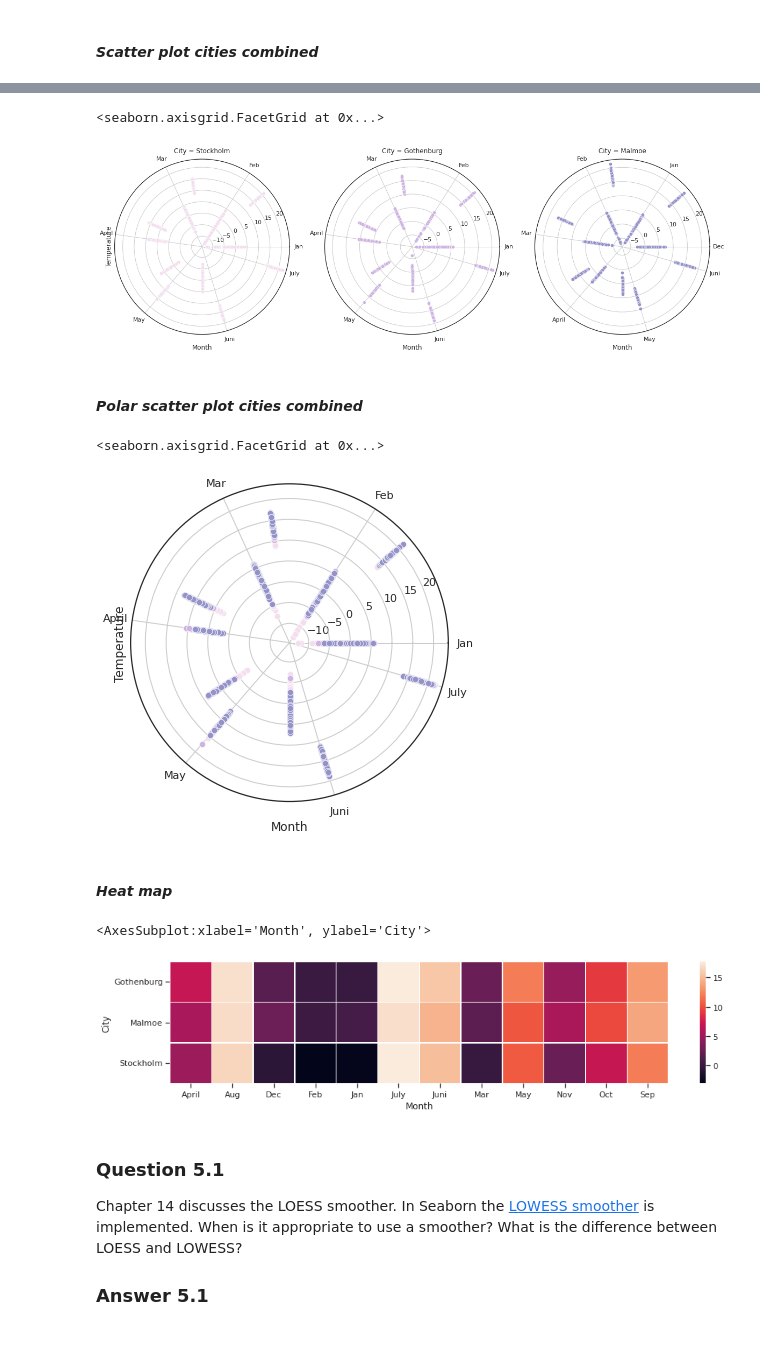
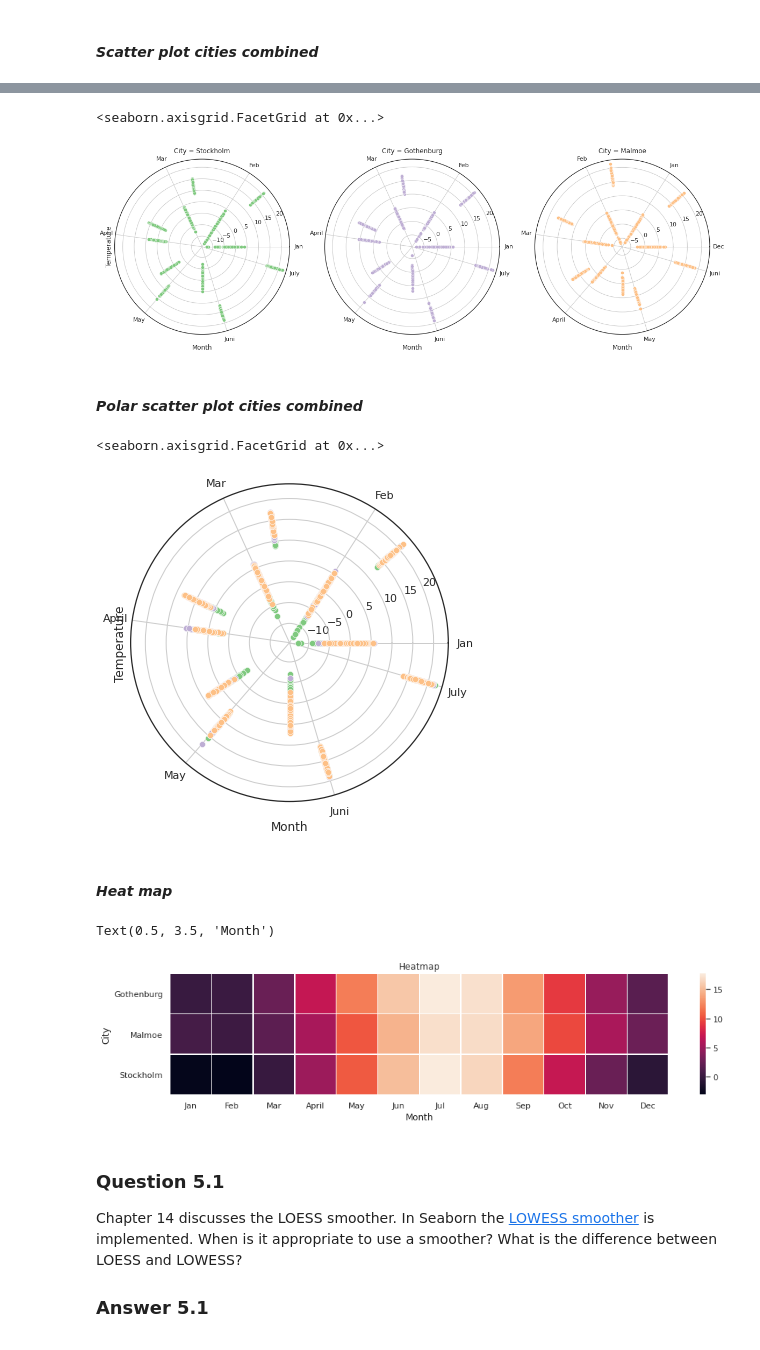
Before and after one commit to elvinafahlgren/Visualization, a Jupyter notebook: worksheet-2.ipynb, the cells around one changed output, grey strips where cells are left out. Cells and saved outputs as stored; diff of their text form; code cells hidden in the pictures.

```diff
--- a/worksheet-2.ipynb
+++ b/worksheet-2.ipynb
@@ -58,4 +57,10 @@ interactive(children=(IntSlider(value=9, description='n_colors', max=16, min=2),
 # %%
 colorscale_12_colors = sns.cubehelix_palette(start = 2, rot =.55, gamma = 1, hue = .8, light = .9, dark = .15, n_colors = 12)
 colorscale_3_colors = sns.cubehelix_palette(start = 2, rot =.55, gamma = 1, hue = .8, light = .9, dark = .15, n_colors = 3)
-colorscale = sns.cubehelix_palette(start = 2, rot =.55, gamma = 1, hue = .8, light = .9, dark = .15)
+colorscale = sns.cubehelix_palette(start = 3, rot =-0.5, gamma = 2, hue = .8, light = .9, dark = .20)
+
+cubehelix_palette = sns.cubehelix_palette(start = 3, rot =-0.5, gamma = 2, hue = .8, light = .9, dark = .20)
+
+# qualitative color palette
+qualitative_palette = sns.color_palette("Accent")
+qualitative_palette_3_colors = sns.color_palette("Accent",3)
@@ -100,8 +116,10 @@ stockholm = pd.read_csv("smhi-stockholm.csv")
 combined = pd.concat([stockholm, gothenburg, malmoe], keys = ['Stockholm', 'Gothenburg', 'Malmoe'], names = ['City', 'Row ID'])
 combined = combined.reset_index(level=['City', 'Row ID'])
 
-# replace month index to month string
-combined_month = combined
-combined_month["Month"] = combined_month["Month"].replace({1 : "Jan", 2 : "Feb", 3: "Mar", 4 : "April", 5 :"May", 6 : "Juni", 7 : "July", 8 : "Aug", 9 : "Sep", 10 : "Oct", 11 : "Nov", 12 : "Dec"})
+combined = combined.rename({'Month': 'Month_index'}, axis=1)  # new method
+# new column with month string
+combined["Month"] = combined["Month_index"].replace({1 : "Jan", 2 : "Feb", 3: "Mar", 4 : "April", 5 :"May", 6 : "Juni", 7 : "July", 8 : "Aug", 9 : "Sep", 10 : "Oct", 11 : "Nov", 12 : "Dec"})
 
 combined.to_csv('smhi-combined.csv')
+
+print(combined)
@@ -126,9 +162,9 @@ Using the temperature `DataFrame` from Task 2, create two figures displaying the
 Try to make your plots as identical as possible to [Figure 6.7 and 6.8 of the book](https://clauswilke.com/dataviz/visualizing-amounts.html) (but of course with different data and labels). To do this, it is helpful to first read the [Seaborn Plot aesthetics tutorial](https://seaborn.pydata.org/tutorial.html).
 # %%
 # data frame of avegare temperature
-avg = pd.DataFrame(combined_month.groupby(["City", "Month"])["Temperature"].mean())
+avg = pd.DataFrame(combined.groupby(["City", "Month_index", "Month"])["Temperature"].mean())
 # make 'City' and 'Month to columns
-avg = avg.reset_index(level=['City', 'Month'])
+avg = avg.reset_index(level=["City", "Month_index", "Month"])
 
 # replace month index to month string
 # avg["Month"] = avg["Month"].replace({1 : "Jan", 2 : "Feb", 3: "Mar", 4 : "April", 5 :"May", 6 : "Juni", 7 : "July", 8 : "Aug", 9 : "Sep", 10 : "Oct", 11 : "Nov", 12 : "Dec"})
@@ -196,9 +232,10 @@ _Provide you answer here_
 # %%
-sns.set_theme(style="ticks", palette=colorscale, rc={'figure.figsize':(11,8)})
+#sns.set_theme(style="ticks", palette=cubehelix_palette, rc={'figure.figsize':(11,8)})
+sns.set_theme(style="ticks", rc={'figure.figsize':(11,8)})
 
 # Draw a nested boxplot to show bills by day and time
 box_plot = sns.boxplot(x="Month", y="Temperature",
             hue="City",
-            data=combined)
+            data=combined, palette=cubehelix_palette)
 sns.despine(offset=10, trim=True)
 # %% [output]
@@ -387,7 +424,7 @@ stlm_scatter_plot = sns.scatterplot(data = combined, hue = "City", ax=ax, x="Mon
 # Set up a grid of axes with a polar projection
 g = sns.FacetGrid(combined, col="City", hue="City",
                   subplot_kws=dict(projection='polar'), height=5.5,
-                  sharex=False, sharey=False, despine=False)
+                  sharex=False, sharey=False, despine=False, palette=qualitative_palette)
 #x = sns.scatterplot(data = g, x_jitter=False)
 # Draw a scatterplot onto each axes in the grid
 #g.set_ticks()
@@ -397,14 +434,14 @@ g.map(sns.scatterplot, "Month", "Temperature")
 #sns.relplot(g, kind = "scatter", col="Month" )
 # %% [output]
 <seaborn.axisgrid.FacetGrid at 0x...>
-[figure, old version]
+[figure, new version]
 # %% [markdown]
 #### *Polar scatter plot cities combined*
 # %%
 # Set up a grid of axes with a polar projection
 g = sns.FacetGrid(combined, hue="City",
                   subplot_kws=dict(projection='polar'), height=5.5,
-                  sharex=False, sharey=False, despine=False)
+                  sharex=False, sharey=False, despine=False, palette=qualitative_palette)
 #x = sns.scatterplot(data = g, x_jitter=False)
 # Draw a scatterplot onto each axes in the grid
 #g.set_ticks()
@@ -414,23 +451,29 @@ g.map(sns.scatterplot, "Month", "Temperature")
 #sns.relplot(g, kind = "scatter", col="Month" )
 # %% [output]
 <seaborn.axisgrid.FacetGrid at 0x...>
-[figure, old version]
+[figure, new version]
 # %% [markdown]
 #### *Heat map*
 # %%
 
+sns.set_theme(palette=cubehelix_palette)
 fig, ax = plt.subplots(1)
 
 fig.set_size_inches(15, 3)
 
-filtered_data = avg[["City", "Temperature", "Month"]]
+filtered_data = avg[["City", "Temperature", "Month_index"]]
 
-filtered_data = filtered_data.pivot("City", "Month", "Temperature")
+filtered_data = filtered_data.pivot("City", "Month_index", "Temperature")
 
 sns.heatmap(filtered_data, linewidths=.5, ax = ax)
+
+xticks_labels = ['Jan', 'Feb', 'Mar', 'April', 'May', 'Jun','Jul', 'Aug', 'Sep', 'Oct', 'Nov', 'Dec']
+plt.xticks(np.arange(12) + .5, labels=xticks_labels)
+plt.title("Heatmap")
+plt.xlabel("Month")
 # %% [output]
-<AxesSubplot:xlabel='Month', ylabel='City'>
+Text(0.5, 3.5, 'Month')
-[figure, old version]
+[figure, new version]
 # %% [markdown]
 ### Question 5.1
 
```
Also changed, not shown: parts of 15 cells of this notebook, 1 other file.
